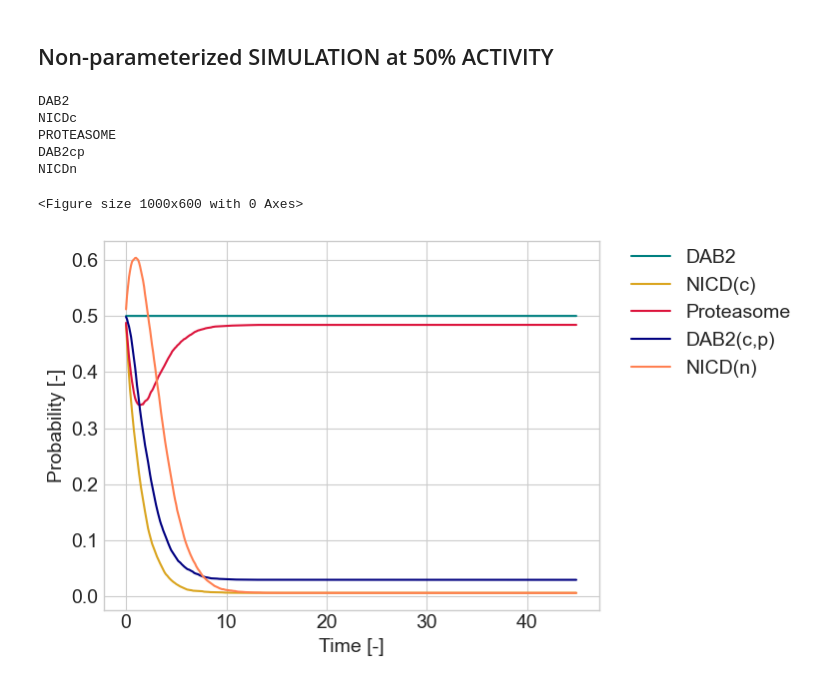
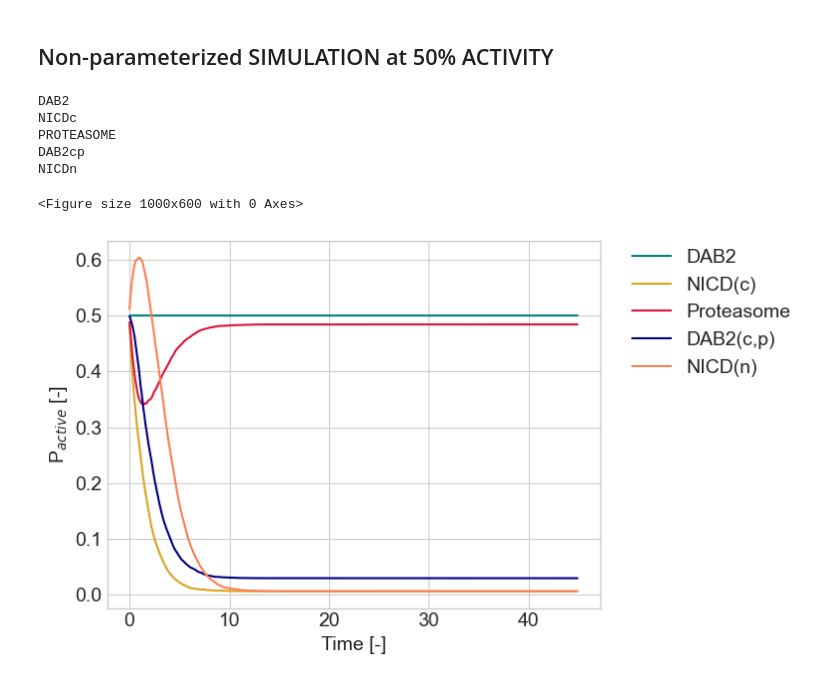
Before and after one commit to YanisseG/Master-thesis---2025, a Jupyter notebook: Simulations/non_param_maboss_notebook.ipynb, the cells around one changed output. Drawn from its saved outputs; the diff is of its cells as text; code cells hidden in the pictures.

```diff
--- a/Simulations/non_param_maboss_notebook.ipynb
+++ b/Simulations/non_param_maboss_notebook.ipynb
@@ -40,32 +40,32 @@ model.network.set_output(outputs)
 result = model.run()
 
 plt.figure(figsize=(10, 6))
 result.plot_node_trajectory()
 
 ax = plt.gca()
 for line in ax.get_lines():
     line.set_linewidth(1.5)
 
 colors = ["teal", "goldenrod", "crimson", "navy", "coral"]
 
 for line, color in zip(ax.get_lines(), colors):
      line.set_color(color)
      print(line.get_label())
 
 plt.xlabel("Time [-]", fontsize=14)
-plt.ylabel("Probability [-]", fontsize=14)
+plt.ylabel(r"P$_{active}$ [-]", fontsize=14)
 custom_labels = ['DAB2', 'NICD(c)', 'Proteasome', 'DAB2(c,p)', 'NICD(n)']
 
 plt.legend(custom_labels, loc="upper left", bbox_to_anchor=(1.05, 1), fontsize=14, borderaxespad=0.)
 plt.xticks(fontsize=14)
 plt.yticks(fontsize=14)
 plt.savefig(r".\MaBoSS_figures\non_parameterized_50.png", dpi=600, bbox_inches='tight')
 plt.show()
 # %% [output]
 DAB2
 NICDc
 PROTEASOME
 DAB2cp
 NICDn
 <Figure size 1000x600 with 0 Axes>
-[figure, old version]
+[figure, new version]
```
Also changed, not shown: 2 other files.
